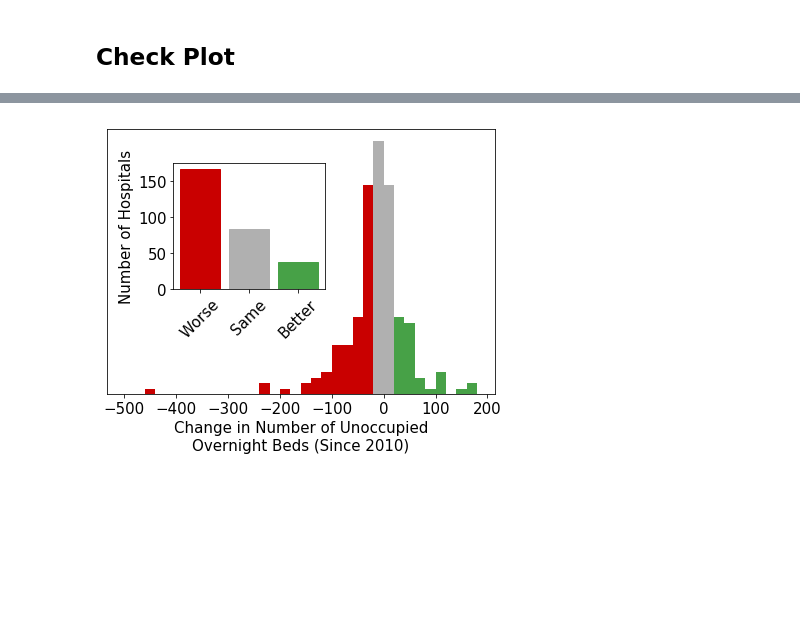
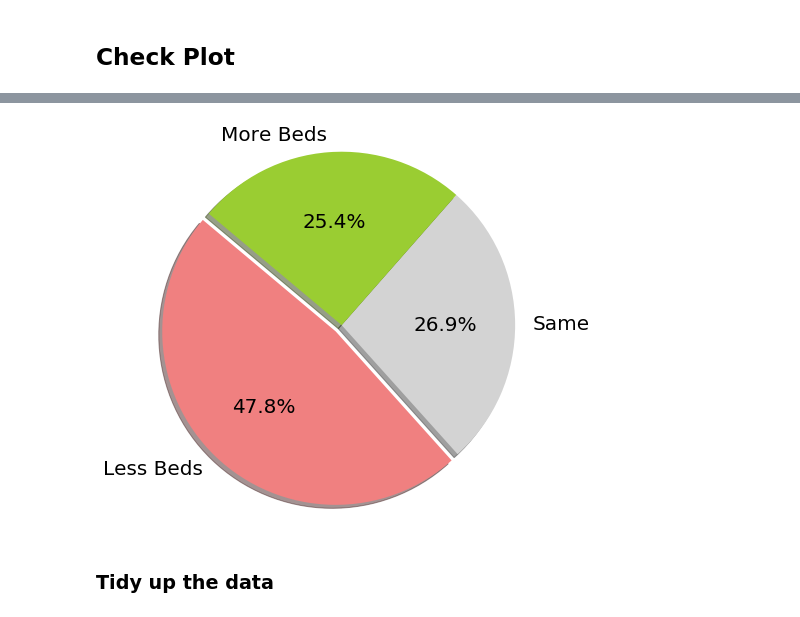
Before and after one commit to HowsMyNHS/NHSdata, a Jupyter notebook: NhsEngBeds.ipynb, the cells around one changed output, grey strips where cells are left out. Drawn from its saved outputs; the diff is of its cells as text; code cells hidden in the pictures; blank space fills up the shorter version.

Commit message:
Tidied up data saving in NhsEngBeds.ipynb

```diff
--- a/NhsEngBeds.ipynb
+++ b/NhsEngBeds.ipynb
@@ -162,18 +148,18 @@ np.arange(2010.25, 2011.25, 0.25)
 # %%
 better = 0
 worse = 0
+same = 0
 change = np.zeros(len(firstNames[2:]))
 for i, name in enumerate(firstNames[2:]):# 'BEDFORD HOSPITAL NHS TRUST'
-    SampleBedsAvail = BedsAvail[firstNames == name][0]
+    Beds = BedsAvail[firstNames == name]
+    Beds = Beds[Beds!='-']
 
-    SampleBedsOcc = OccBeds[firstNames == name][0]
-
-    remaining = (SampleBedsAvail[SampleBedsAvail != '-'] - SampleBedsOcc[SampleBedsOcc != '-'])
-    change[i] = remaining[0]-remaining[-1]
-    if change[i]>0:
-        better+=1
+    change[i] = Beds[0]-Beds[-1]
+    if change[i]>Beds[-1]*0.05:
+        better += 1
+    elif change[i]<-Beds[-1]*0.05:
+        worse += 1
     else:
-        worse+=1
-
+        same += 1
 
 #plt.plot(time[BedfordBedsAvail != '-'], remaining,lw=2)
@@ -186,37 +166,22 @@ print("{:.3}%".format(129/(76+129)*100))
-# %%
-matplotlib.rcParams['mathtext.fontset'] = 'stix'
-matplotlib.rcParams['font.family'] = 'sans-serif'
-matplotlib.rc('font', size=15)
-
-fig, ax1 = plt.subplots(figsize = (6,5))
-
-blue, gray, red, green = ['#3486eb', '#b0b0b0','#c90000', '#47a147']
-
-# These are in unitless percentages of the figure size. (0,0 is bottom left)
-left, bottom, width, height = [0.2, 0.5, 0.35, 0.35]
-ax2 = fig.add_axes([left, bottom, width, height])
-
-bins = np.arange(-500, 200, 20)
-n, bins, patches = ax1.hist(change, bins=bins, color = gray);
-ax1.hist(change[change<-20], bins=bins, color = red);
-ax1.hist(change[change>20], bins=bins, color = green);
-ax1.set_xlabel("Change in Number of Unoccupied\nOvernight Beds (Since 2010)")
-ax1.set_yticks([])
-better = len(change[change>20])
-same = len(change[(change<=20)*(change>=-20)])
-worse = len(change[change<20])
-
-barlist = ax2.bar([0,1,2],[worse, same, better],tick_label = ['Worse','Same','Better'])
-ax2.set_ylabel("Number of Hospitals")
-
-for tick in ax2.get_xticklabels():
-    tick.set_rotation(45)
-
-barlist[0].set_color(red)
-barlist[1].set_color(gray)
-barlist[2].set_color(green)
-plt.tight_layout()
-plt.savefig("overnightbeds.jpg")
-plt.show()
-# %% [output]
-[figure, removed]
+# %%
+# Data to plot
+matplotlib.rcParams['mathtext.fontset'] = 'stix'
+matplotlib.rcParams['font.family'] = 'sans-serif'
+matplotlib.rc('font', size=20)
+
+plt.figure(figsize = (7,7))
+labels = 'Less Beds', 'Same', 'More Beds'
+sizes = [worse, same, better]
+colors = ['lightcoral', 'lightgray', 'yellowgreen']
+explode = (0.05, 0.0, 0.0)  # explode 1st slice
+
+# Plot
+plt.pie(sizes, explode=explode, labels=labels, colors=colors,
+autopct='%1.1f%%', shadow=True, startangle=140)
+
+plt.axis('equal')
+plt.show()
+# %% [output]
+[figure, added]
+# %% [markdown]
+<h3>Tidy up the data</h3>
```
Also changed, not shown: parts of 9 cells of this notebook.
